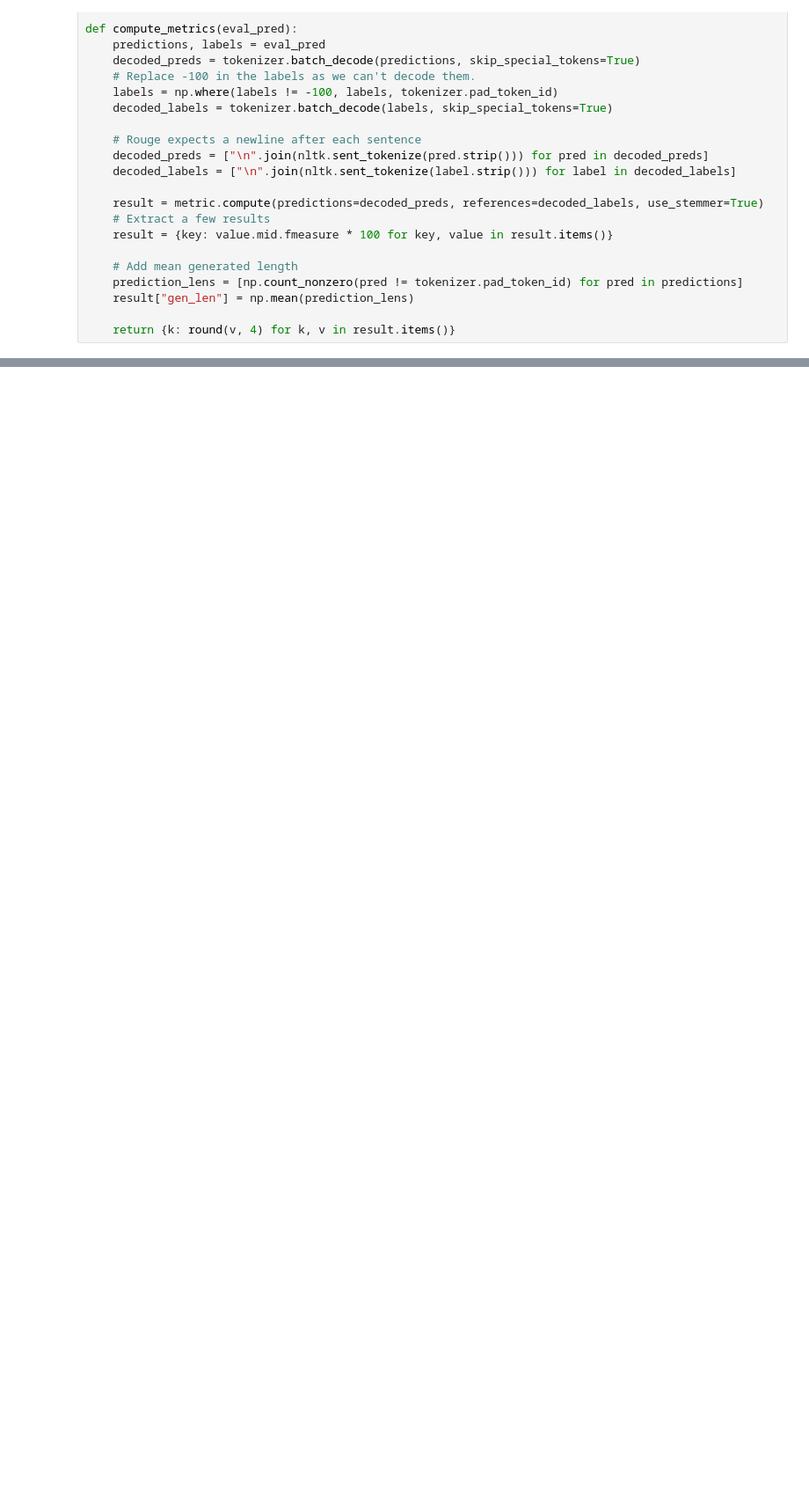
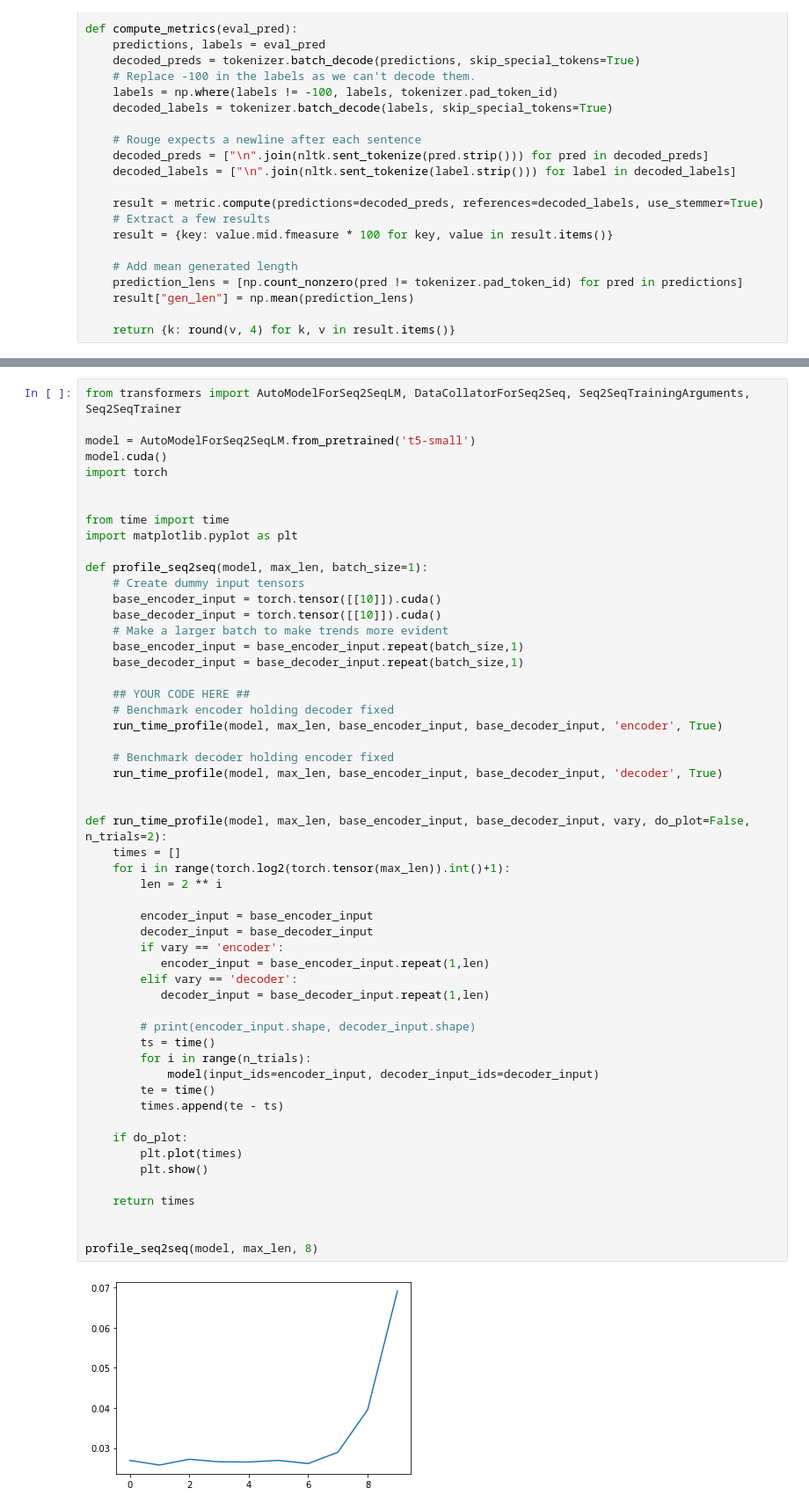
Before and after one commit to alexgaskell10/ag-NLP-labs, a Jupyter notebook: t5-gpt-lab/t5-sum.ipynb, the cells around one changed output, grey strips where cells are left out. Shown at 88% size. Drawn from its saved outputs; the diff is of its cells as text; blank space fills up the shorter version.

```diff
--- a/t5-gpt-lab/t5-sum.ipynb
+++ b/t5-gpt-lab/t5-sum.ipynb
@@ -399,0 +406,56 @@ KeyboardInterrupt:
+# %%
+from transformers import AutoModelForSeq2SeqLM, DataCollatorForSeq2Seq, Seq2SeqTrainingArguments, Seq2SeqTrainer
+
+model = AutoModelForSeq2SeqLM.from_pretrained('t5-small')
+model.cuda()
+import torch
+
+
+from time import time
+import matplotlib.pyplot as plt
+
+def profile_seq2seq(model, max_len, batch_size=1):
+    # Create dummy input tensors
+    base_encoder_input = torch.tensor([[10]]).cuda()
+    base_decoder_input = torch.tensor([[10]]).cuda()
+    # Make a larger batch to make trends more evident
+    base_encoder_input = base_encoder_input.repeat(batch_size,1)
+    base_decoder_input = base_decoder_input.repeat(batch_size,1)
+
+    ## YOUR CODE HERE ##
+    # Benchmark encoder holding decoder fixed
+    run_time_profile(model, max_len, base_encoder_input, base_decoder_input, 'encoder', True)
+
+    # Benchmark decoder holding encoder fixed
+    run_time_profile(model, max_len, base_encoder_input, base_decoder_input, 'decoder', True)
+
+
+def run_time_profile(model, max_len, base_encoder_input, base_decoder_input, vary, do_plot=False, n_trials=2):
+    times = []
+    for i in range(torch.log2(torch.tensor(max_len)).int()+1):
+        len = 2 ** i
+
+        encoder_input = base_encoder_input
+        decoder_input = base_decoder_input
+        if vary == 'encoder':
+           encoder_input = base_encoder_input.repeat(1,len)
+        elif vary == 'decoder':
+           decoder_input = base_decoder_input.repeat(1,len)
+
+        # print(encoder_input.shape, decoder_input.shape)
+        ts = time()
+        for i in range(n_trials):
+            model(input_ids=encoder_input, decoder_input_ids=decoder_input)
+        te = time()
+        times.append(te - ts)
+
+    if do_plot:
+        plt.plot(times)
+        plt.show()
+
+    return times
+
+
+profile_seq2seq(model, max_len, 8)
+# %% [output]
+[figure, added]
```
Also changed, not shown: parts of 14 cells of this notebook.
